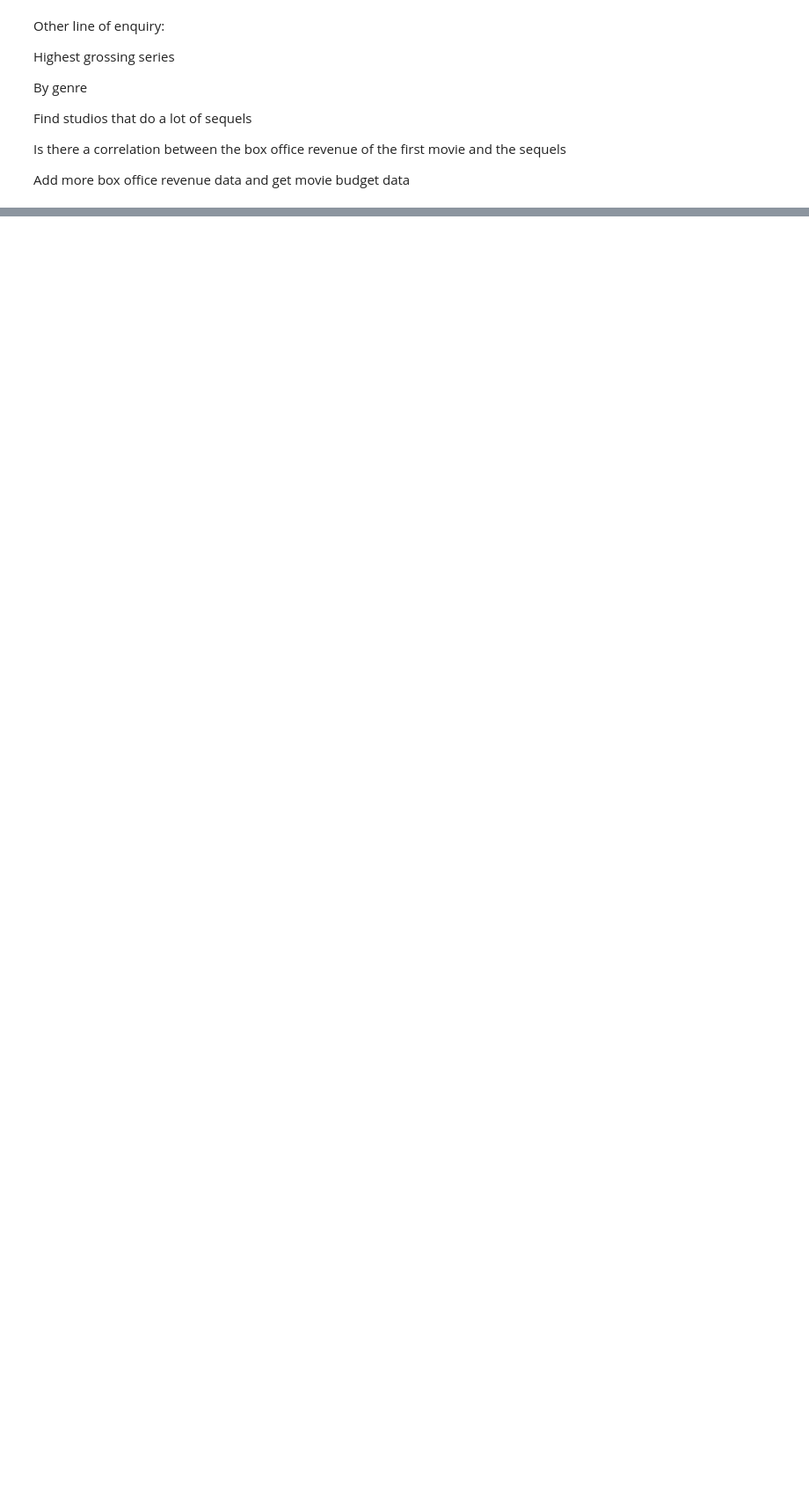
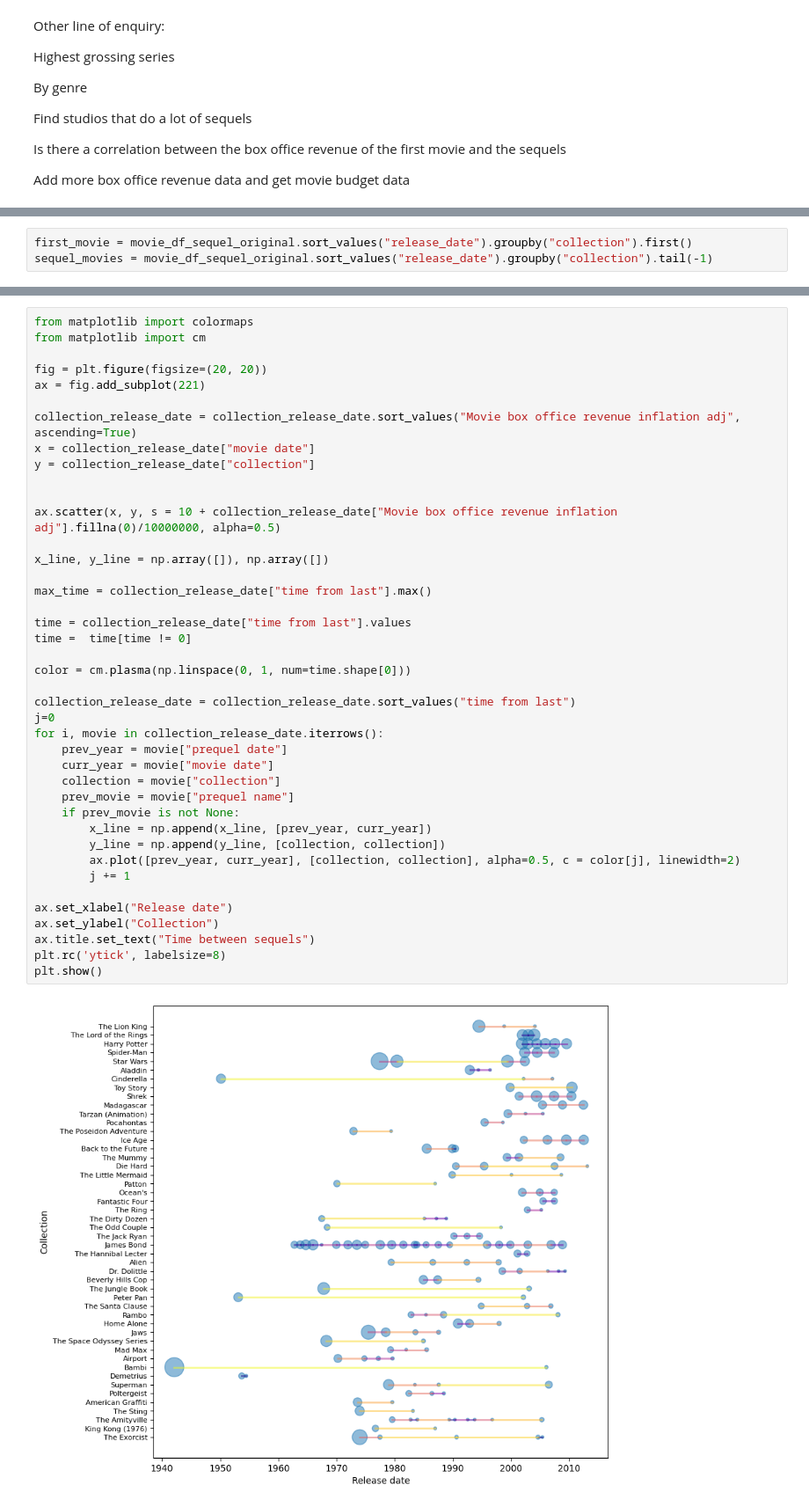
Before and after one commit to epfl-ada/ada-2024-project-onceuponatimeindata, a Jupyter notebook: dat_analysis.ipynb, the cells around one changed output, grey strips where cells are left out. Shown at 88% size. Saved outputs shown, nothing was run; the diff lists cells and outputs as text; blank space fills up the shorter version.

```diff
--- a/dat_analysis.ipynb
+++ b/dat_analysis.ipynb
@@ -309,0 +268,3 @@ Add more box office revenue data and get movie budget data
+# %%
+first_movie = movie_df_sequel_original.sort_values("release_date").groupby("collection").first()
+sequel_movies = movie_df_sequel_original.sort_values("release_date").groupby("collection").tail(-1)
@@ -309,0 +316,43 @@ Add more box office revenue data and get movie budget data
+# %%
+from matplotlib import colormaps
+from matplotlib import cm
+
+fig = plt.figure(figsize=(20, 20))
+ax = fig.add_subplot(221)
+
+collection_release_date = collection_release_date.sort_values("Movie box office revenue inflation adj", ascending=True)
+x = collection_release_date["movie date"]
+y = collection_release_date["collection"]
+
+
+ax.scatter(x, y, s = 10 + collection_release_date["Movie box office revenue inflation adj"].fillna(0)/10000000, alpha=0.5)
+
+x_line, y_line = np.array([]), np.array([])
+
+max_time = collection_release_date["time from last"].max()
+
+time = collection_release_date["time from last"].values
+time =  time[time != 0]
+
+color = cm.plasma(np.linspace(0, 1, num=time.shape[0]))
+
+collection_release_date = collection_release_date.sort_values("time from last")
+j=0
+for i, movie in collection_release_date.iterrows():
+    prev_year = movie["prequel date"]
+    curr_year = movie["movie date"]
+    collection = movie["collection"]
+    prev_movie = movie["prequel name"]
+    if prev_movie is not None:
+        x_line = np.append(x_line, [prev_year, curr_year])
+        y_line = np.append(y_line, [collection, collection])
+        ax.plot([prev_year, curr_year], [collection, collection], alpha=0.5, c = color[j], linewidth=2)
+        j += 1
+
+ax.set_xlabel("Release date")
+ax.set_ylabel("Collection")
+ax.title.set_text("Time between sequels")
+plt.rc('ytick', labelsize=8)
+plt.show()
+# %% [output]
+[figure, added]
```
Also changed, not shown: parts of 18 cells of this notebook, 2 other files.
